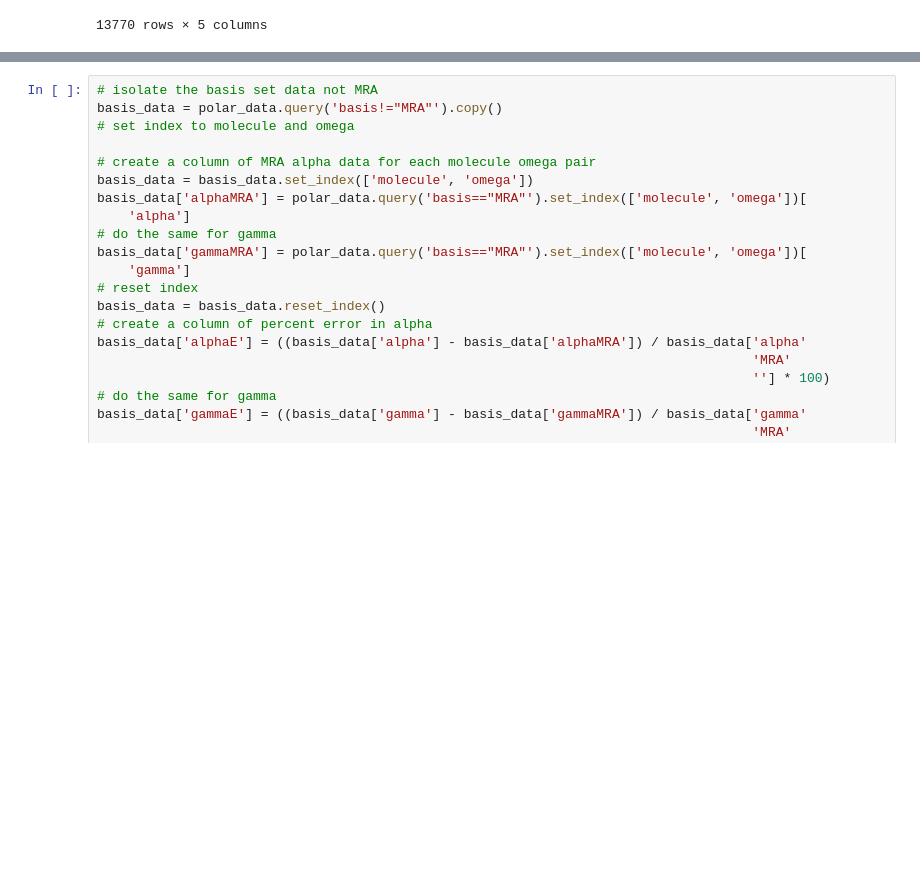
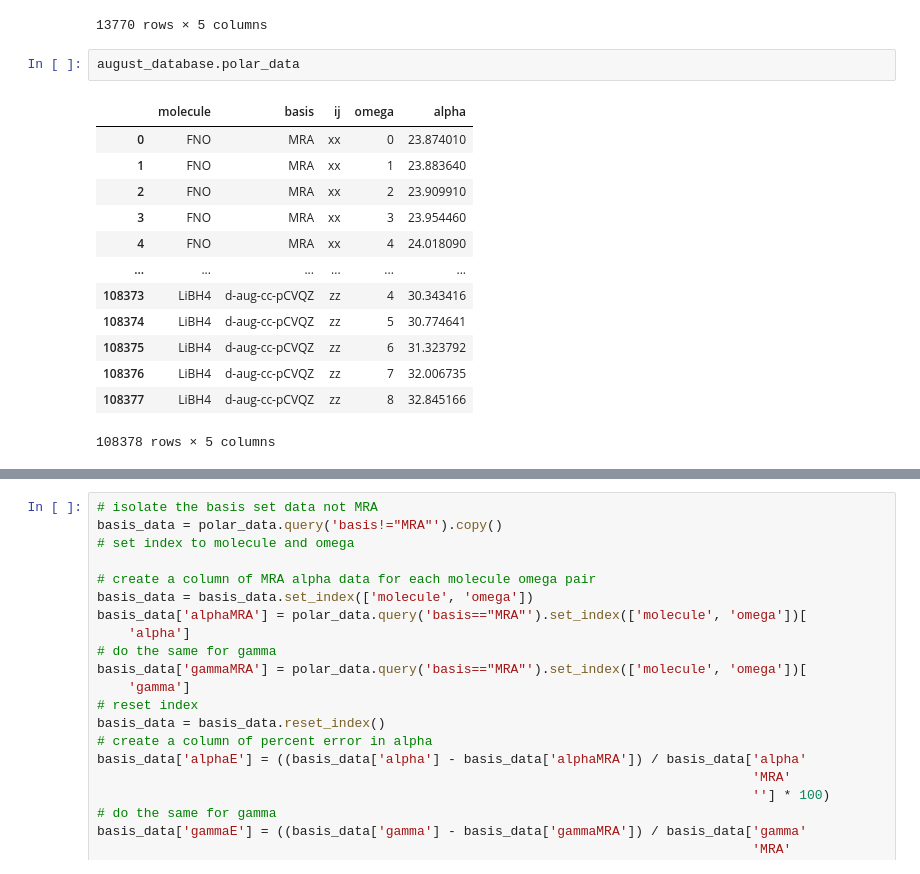
Before and after one commit to ahurta92/QuantumResponsePro, a Jupyter notebook: examples/PolarizabilityPaper/august_convergence.ipynb, the cells around one changed output, grey strips where cells are left out. Saved outputs shown, nothing was run; the diff lists cells and outputs as text; blank space fills up the shorter version.

```diff
--- a/examples/PolarizabilityPaper/august_convergence.ipynb
+++ b/examples/PolarizabilityPaper/august_convergence.ipynb
@@ -58,3 +58,19 @@ polar_data
 | 13768 | LiBH4 | d-aug-cc-pV6Z | 7 | NaN | NaN |
 | 13769 | LiBH4 | d-aug-cc-pV6Z | 8 | NaN | NaN |
 13770 rows × 5 columns
+# %%
+august_database.polar_data
+# %% [output]
+|  | molecule | basis | ij | omega | alpha |
+| 0 | FNO | MRA | xx | 0 | 23.874010 |
+| 1 | FNO | MRA | xx | 1 | 23.883640 |
+| 2 | FNO | MRA | xx | 2 | 23.909910 |
+| 3 | FNO | MRA | xx | 3 | 23.954460 |
+| 4 | FNO | MRA | xx | 4 | 24.018090 |
+| ... | ... | ... | ... | ... | ... |
+| 108373 | LiBH4 | d-aug-cc-pCVQZ | zz | 4 | 30.343416 |
+| 108374 | LiBH4 | d-aug-cc-pCVQZ | zz | 5 | 30.774641 |
+| 108375 | LiBH4 | d-aug-cc-pCVQZ | zz | 6 | 31.323792 |
+| 108376 | LiBH4 | d-aug-cc-pCVQZ | zz | 7 | 32.006735 |
+| 108377 | LiBH4 | d-aug-cc-pCVQZ | zz | 8 | 32.845166 |
+108378 rows × 5 columns
```
Also changed, not shown: parts of 11 cells of this notebook, 3 other files.
